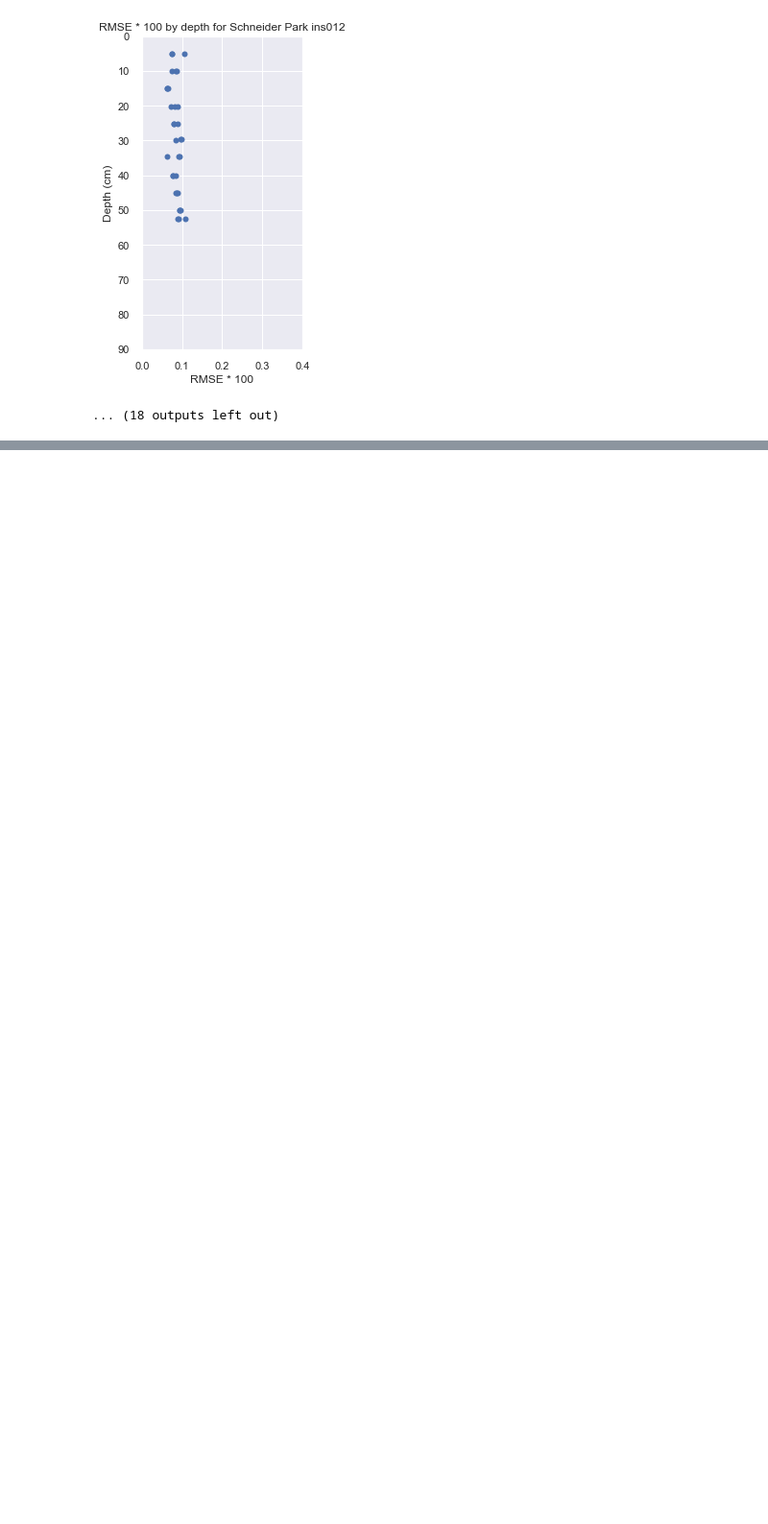
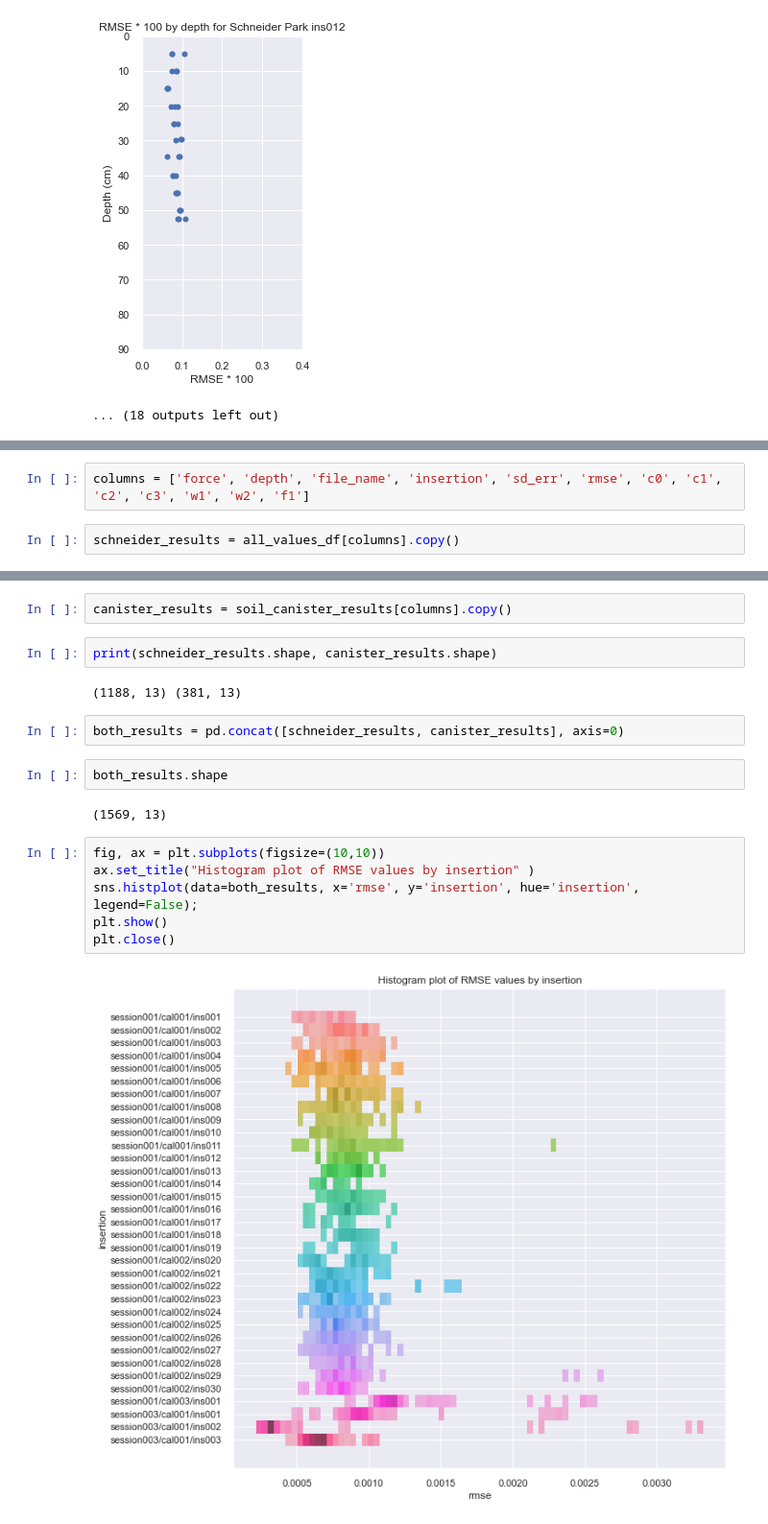
Before and after one commit to barrett3210/spectral_fitting_210511, a Jupyter notebook: schneider_park_210511.ipynb, the cells around one changed output, grey strips where cells are left out. Shown at 96% size. Drawn from its saved outputs; the diff is of its cells as text; blank space fills up the shorter version.

Commit message:
soil canister and schneider park

```diff
--- a/schneider_park_210511.ipynb
+++ b/schneider_park_210511.ipynb
@@ -362,0 +405,4 @@ for insertion in all_values_df['insertion'].unique():
+# %%
+columns = ['force', 'depth', 'file_name', 'insertion', 'sd_err', 'rmse', 'c0', 'c1', 'c2', 'c3', 'w1', 'w2', 'f1']
+# %%
+schneider_results = all_values_df[columns].copy()
@@ -362,0 +425,20 @@ for insertion in all_values_df['insertion'].unique():
+# %%
+canister_results = soil_canister_results[columns].copy()
+# %%
+print(schneider_results.shape, canister_results.shape)
+# %% [output]
+(1188, 13) (381, 13)
+# %%
+both_results = pd.concat([schneider_results, canister_results], axis=0)
+# %%
+both_results.shape
+# %% [output]
+(1569, 13)
+# %%
+fig, ax = plt.subplots(figsize=(10,10))
+ax.set_title("Histogram plot of RMSE values by insertion" )
+sns.histplot(data=both_results, x='rmse', y='insertion', hue='insertion', legend=False);
+plt.show()
+plt.close()
+# %% [output]
+[figure, added]
```
Also changed, not shown: parts of 7 cells of this notebook, 2 other files.
